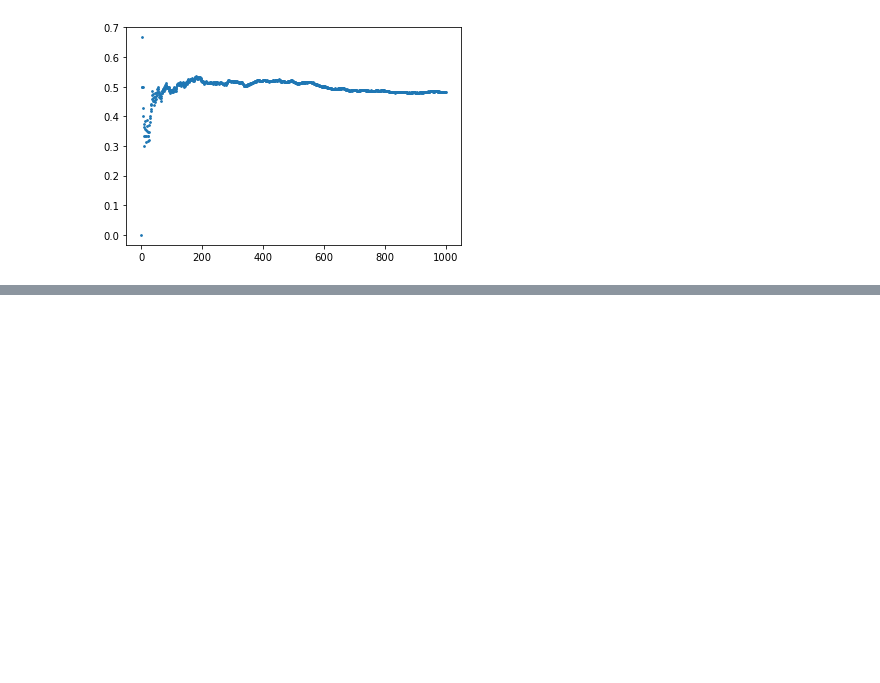
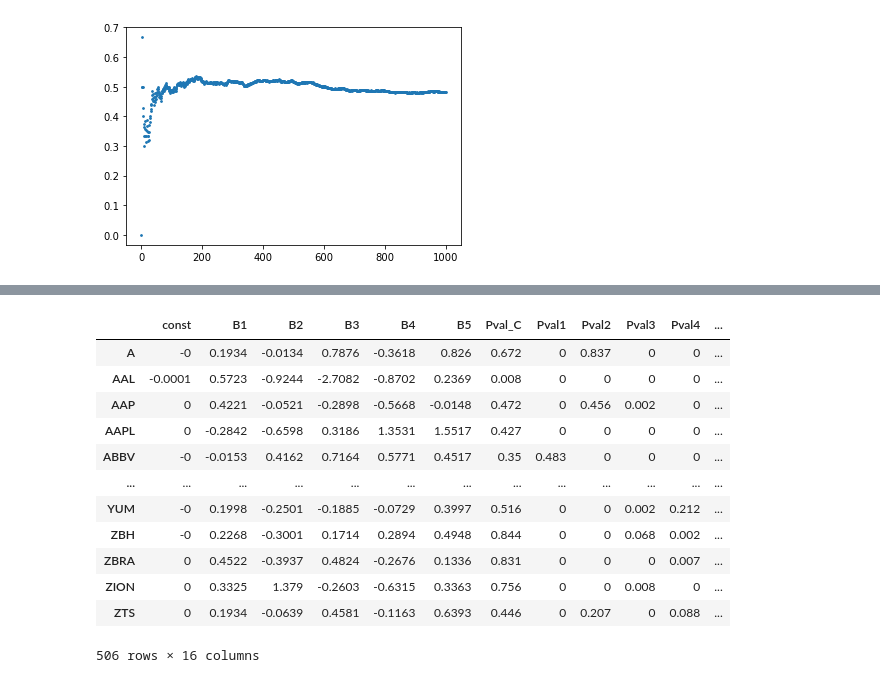
Before and after one commit to DominicRicci/CSS_Project, a Jupyter notebook: CSS100.ipynb, the cells around one changed output, grey strips where cells are left out. Drawn from its saved outputs; the diff is of its cells as text; code cells hidden in the pictures; blank space fills up the shorter version.

```diff
--- a/CSS100.ipynb
+++ b/CSS100.ipynb
@@ -489,0 +522,16 @@ plt.scatter(time_length, winner_rate_list, s=3)
+# %%
+regressAll(FF_2m_factor.fillna(0), total_2m_return.fillna(0)-Rf, days=2000)
+# %% [output]
+|  | const | B1 | B2 | B3 | B4 | B5 | Pval_C | Pval1 | Pval2 | Pval3 | Pval4 | ... |
+| A | -0 | 0.1934 | -0.0134 | 0.7876 | -0.3618 | 0.826 | 0.672 | 0 | 0.837 | 0 | 0 | ... |
+| AAL | -0.0001 | 0.5723 | -0.9244 | -2.7082 | -0.8702 | 0.2369 | 0.008 | 0 | 0 | 0 | 0 | ... |
+| AAP | 0 | 0.4221 | -0.0521 | -0.2898 | -0.5668 | -0.0148 | 0.472 | 0 | 0.456 | 0.002 | 0 | ... |
+| AAPL | 0 | -0.2842 | -0.6598 | 0.3186 | 1.3531 | 1.5517 | 0.427 | 0 | 0 | 0 | 0 | ... |
+| ABBV | -0 | -0.0153 | 0.4162 | 0.7164 | 0.5771 | 0.4517 | 0.35 | 0.483 | 0 | 0 | 0 | ... |
+| ... | ... | ... | ... | ... | ... | ... | ... | ... | ... | ... | ... | ... |
+| YUM | -0 | 0.1998 | -0.2501 | -0.1885 | -0.0729 | 0.3997 | 0.516 | 0 | 0 | 0.002 | 0.212 | ... |
+| ZBH | -0 | 0.2268 | -0.3001 | 0.1714 | 0.2894 | 0.4948 | 0.844 | 0 | 0 | 0.068 | 0.002 | ... |
+| ZBRA | 0 | 0.4522 | -0.3937 | 0.4824 | -0.2676 | 0.1336 | 0.831 | 0 | 0 | 0 | 0.007 | ... |
+| ZION | 0 | 0.3325 | 1.379 | -0.2603 | -0.6315 | 0.3363 | 0.756 | 0 | 0 | 0.008 | 0 | ... |
+| ZTS | 0 | 0.1934 | -0.0639 | 0.4581 | -0.1163 | 0.6393 | 0.446 | 0 | 0.207 | 0 | 0.088 | ... |
+506 rows × 16 columns
```
Also changed, not shown: parts of 4 cells of this notebook.
